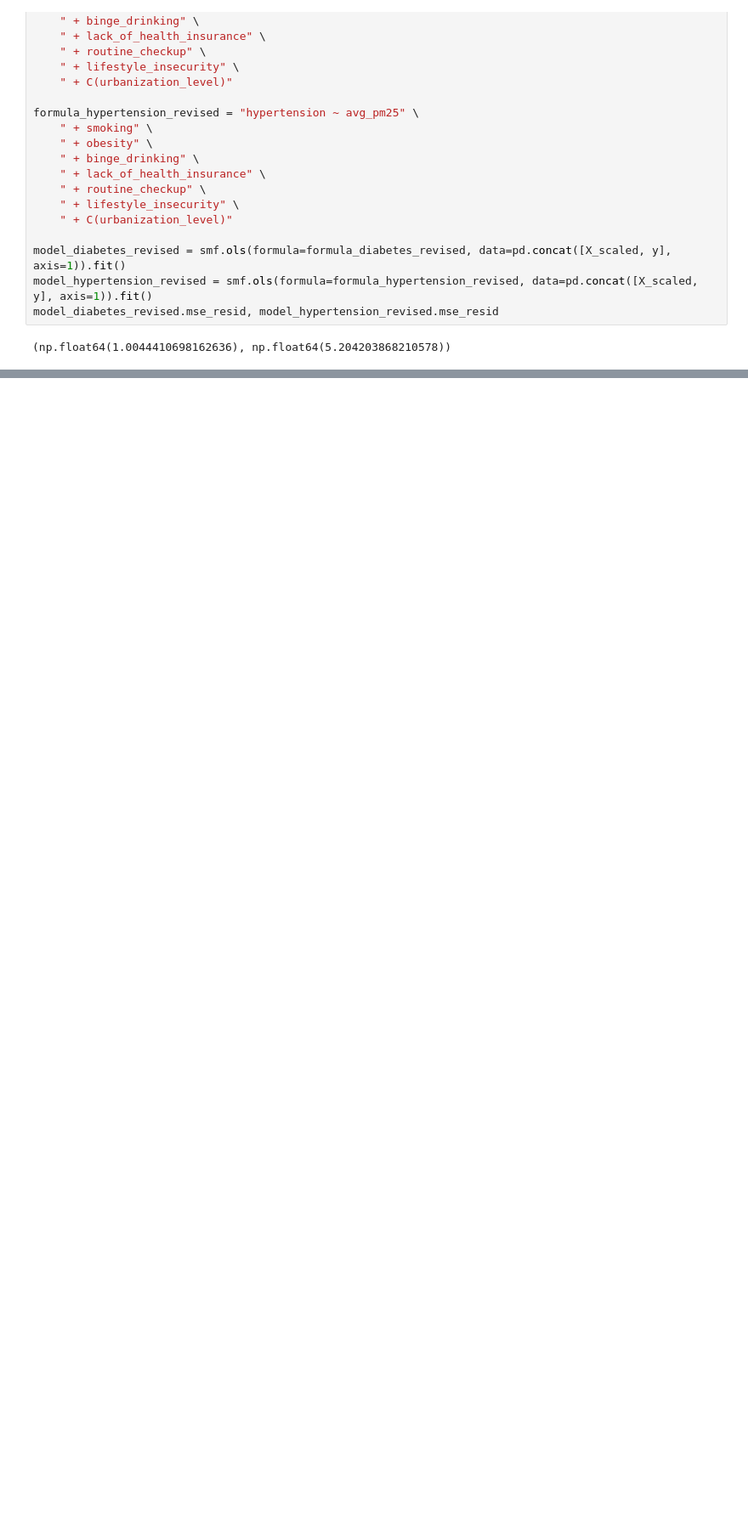
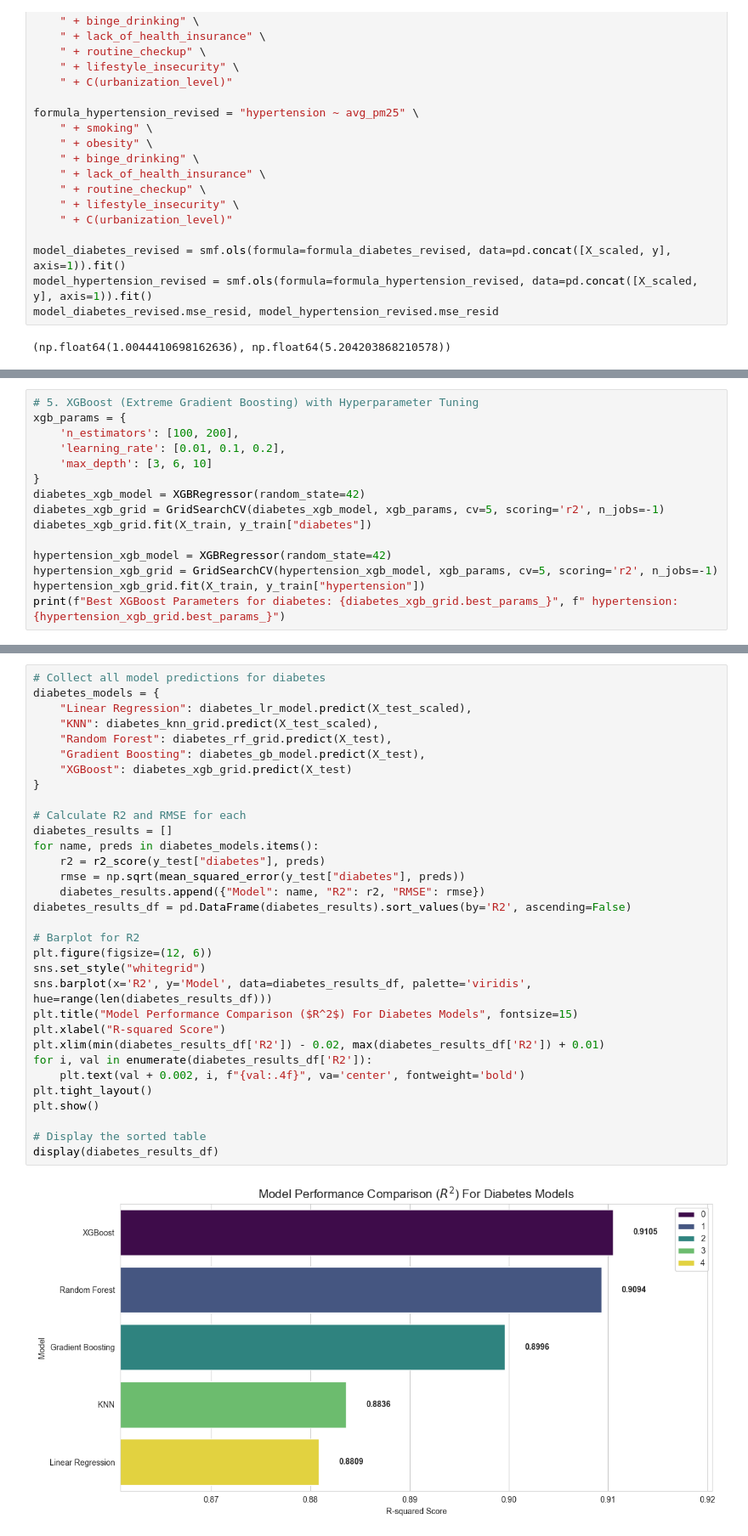
Before and after one commit to ahmetvkrt/pm25-diabetes-hypertension, a Jupyter notebook: ml_models.ipynb, the cells around one changed output, grey strips where cells are left out. Shown at 85% size. Drawn from its saved outputs; the diff is of its cells as text; blank space fills up the shorter version.

Commit message:
Finalize ML Modelling

```diff
--- a/ml_models.ipynb
+++ b/ml_models.ipynb
@@ -365,0 +573,15 @@ The revised regression results indicate that after addressing multicollinearity,
+# %%
+# 5. XGBoost (Extreme Gradient Boosting) with Hyperparameter Tuning
+xgb_params = {
+    'n_estimators': [100, 200],
+    'learning_rate': [0.01, 0.1, 0.2],
+    'max_depth': [3, 6, 10]
+}
+diabetes_xgb_model = XGBRegressor(random_state=42)
+diabetes_xgb_grid = GridSearchCV(diabetes_xgb_model, xgb_params, cv=5, scoring='r2', n_jobs=-1)
+diabetes_xgb_grid.fit(X_train, y_train["diabetes"])
+
+hypertension_xgb_model = XGBRegressor(random_state=42)
+hypertension_xgb_grid = GridSearchCV(hypertension_xgb_model, xgb_params, cv=5, scoring='r2', n_jobs=-1)
+hypertension_xgb_grid.fit(X_train, y_train["hypertension"])
+print(f"Best XGBoost Parameters for diabetes: {diabetes_xgb_grid.best_params_}", f" hypertension: {hypertension_xgb_grid.best_params_}")
@@ -365,0 +590,34 @@ The revised regression results indicate that after addressing multicollinearity,
+# %%
+# Collect all model predictions for diabetes
+diabetes_models = {
+    "Linear Regression": diabetes_lr_model.predict(X_test_scaled),
+    "KNN": diabetes_knn_grid.predict(X_test_scaled),
+    "Random Forest": diabetes_rf_grid.predict(X_test),
+    "Gradient Boosting": diabetes_gb_model.predict(X_test),
+    "XGBoost": diabetes_xgb_grid.predict(X_test)
+}
+
+# Calculate R2 and RMSE for each
+diabetes_results = []
+for name, preds in diabetes_models.items():
+    r2 = r2_score(y_test["diabetes"], preds)
+    rmse = np.sqrt(mean_squared_error(y_test["diabetes"], preds))
+    diabetes_results.append({"Model": name, "R2": r2, "RMSE": rmse})
+diabetes_results_df = pd.DataFrame(diabetes_results).sort_values(by='R2', ascending=False)
+
+# Barplot for R2
+plt.figure(figsize=(12, 6))
+sns.set_style("whitegrid")
+sns.barplot(x='R2', y='Model', data=diabetes_results_df, palette='viridis', hue=range(len(diabetes_results_df)))
+plt.title("Model Performance Comparison ($R^2$) For Diabetes Models", fontsize=15)
+plt.xlabel("R-squared Score")
+plt.xlim(min(diabetes_results_df['R2']) - 0.02, max(diabetes_results_df['R2']) + 0.01)
+for i, val in enumerate(diabetes_results_df['R2']):
+    plt.text(val + 0.002, i, f"{val:.4f}", va='center', fontweight='bold')
+plt.tight_layout()
+plt.show()
+
+# Display the sorted table
+display(diabetes_results_df)
+# %% [output]
+[figure, added]
```
Also changed, not shown: parts of 39 cells of this notebook, 2 other files.
